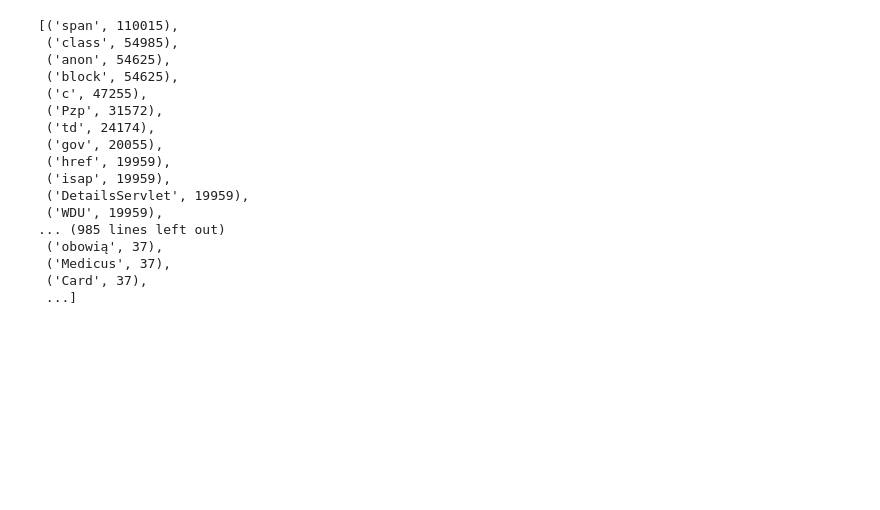
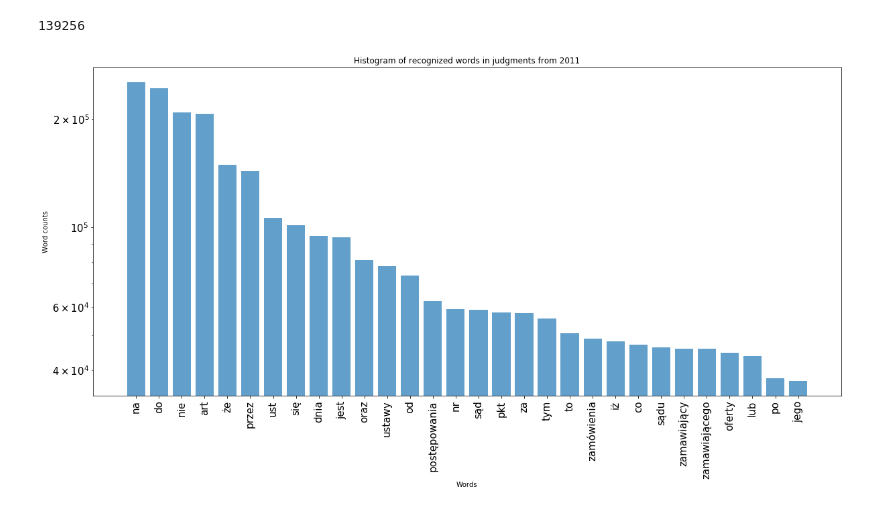
Before and after one commit to flisiewski/nlp, a Jupyter notebook: lab3/Lab3.ipynb, the cells around one changed output. Drawn from its saved outputs; the diff is of its cells as text; code cells hidden in the pictures; blank space fills up the shorter version.

Commit message:
Draw histogram of word occurrences in judgments

```diff
--- a/lab3/Lab3.ipynb
+++ b/lab3/Lab3.ipynb
@@ -20,20 +20,9 @@ import os, json
 
 import pickle
 from tqdm import tqdm
+from collections import defaultdict
 
-FILE_LIST = "files.pickle"
-DATA_DIR = "/run/media/maciej/Nowy/data/json/"
-CHOSEN_YEAR = "2011"
-
-def update_dicts(word):
-    if word in polish_dictionary:
-        base_form = polish_dictionary[word]
-        words[base_form] += 1
-    elif word.lower() in polish_dictionary:
-        base_form = polish_dictionary[word.lower()]
-        words[base_form] += 1
-    else:
-        not_found[word] += 1
+words_with_counts = defaultdict(lambda: 0)
 
 def load_data():
     files = pickle.load(open(FILE_LIST, 'rb'))
@@ -46,30 +35,36 @@ def load_data():
                 judgments = [x["textContent"] for x in data["items"] if x["judgmentDate"].startswith(CHOSEN_YEAR)]
 
             for judgment in judgments:
-                judgment = regex.sub("\<.*?\>", "", judgment, regex.DOTALL)
+                judgment = regex.sub("<.*?>", "", judgment)
 
                 for match in regex.finditer(word_pattern, judgment):
                     [word] = match.captures()
-                    update_dicts(word)
-
+                    words_with_counts[word.lower()] += 1
 load_data()
 # %%
-sorted(not_found.items(), key=lambda x: x[1], reverse=True)
+def sort_by_frequency(words, top=10):
+    return sorted(words.items(), key=lambda x: x[1], reverse=True)[:top]
-# %% [output]
-[('span', 110015),
- ('class', 54985),
- ('anon', 54625),
- ('block', 54625),
- ('c', 47255),
- ('Pzp', 31572),
- ('td', 24174),
- ('gov', 20055),
- ('href', 19959),
- ('isap', 19959),
- ('DetailsServlet', 19959),
- ('WDU', 19959),
-... (985 lines left out)
- ('obowią', 37),
- ('Medicus', 37),
- ('Card', 37),
- ...]
+# %%
+print(len(words_with_counts))
+
+reduced_words_with_counts = sort_by_frequency(words_with_counts, top=30)
+# %% [output]
+139256
+# %%
+import matplotlib.pyplot as plt
+
+words, word_counts = zip(*reduced_words_with_counts)
+plt.bar(words, word_counts, alpha=0.7, log=True)
+plt.xlabel('Words')
+plt.ylabel('Word counts')
+plt.yscale('log')
+plt.title('Histogram of recognized words in judgments from 2011')
+
+plt.rcParams['ytick.labelsize'] = 15
+plt.rcParams['xtick.labelsize'] = 15
+
+plt.rcParams["figure.figsize"] = (20, 9)
+plt.xticks(rotation=90)
+plt.show()
+# %% [output]
+[figure, added]
```
Also changed, not shown: parts of 8 cells of this notebook.
